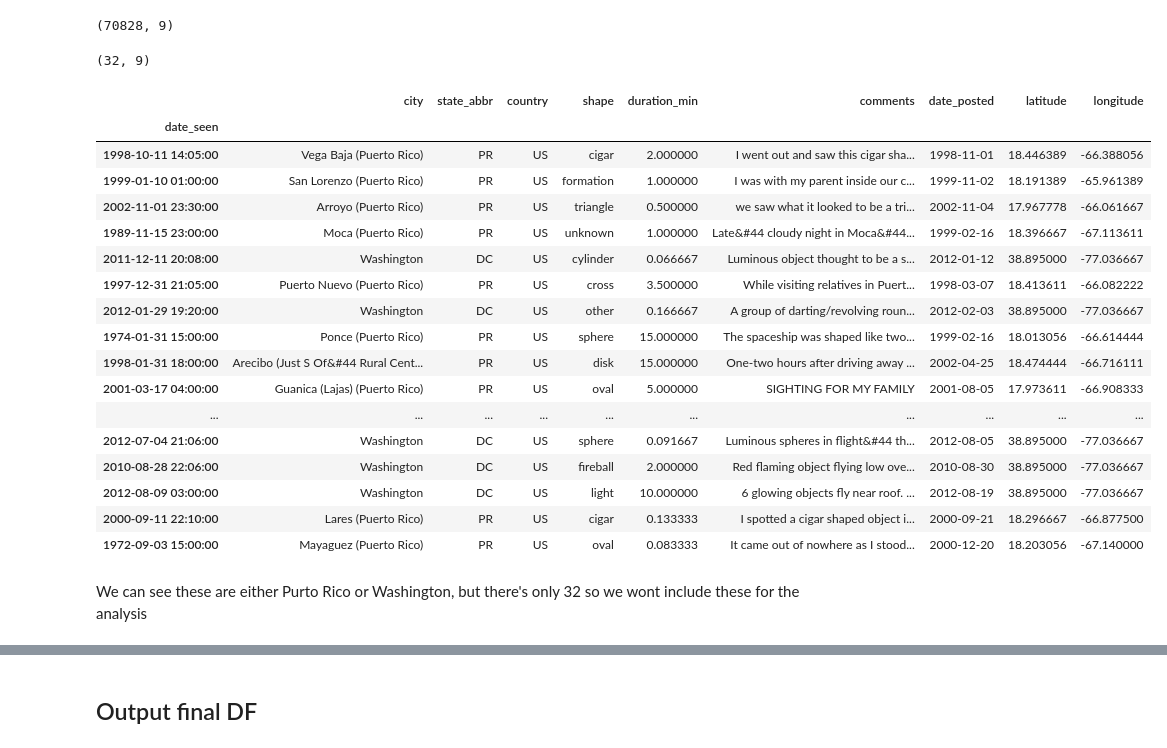
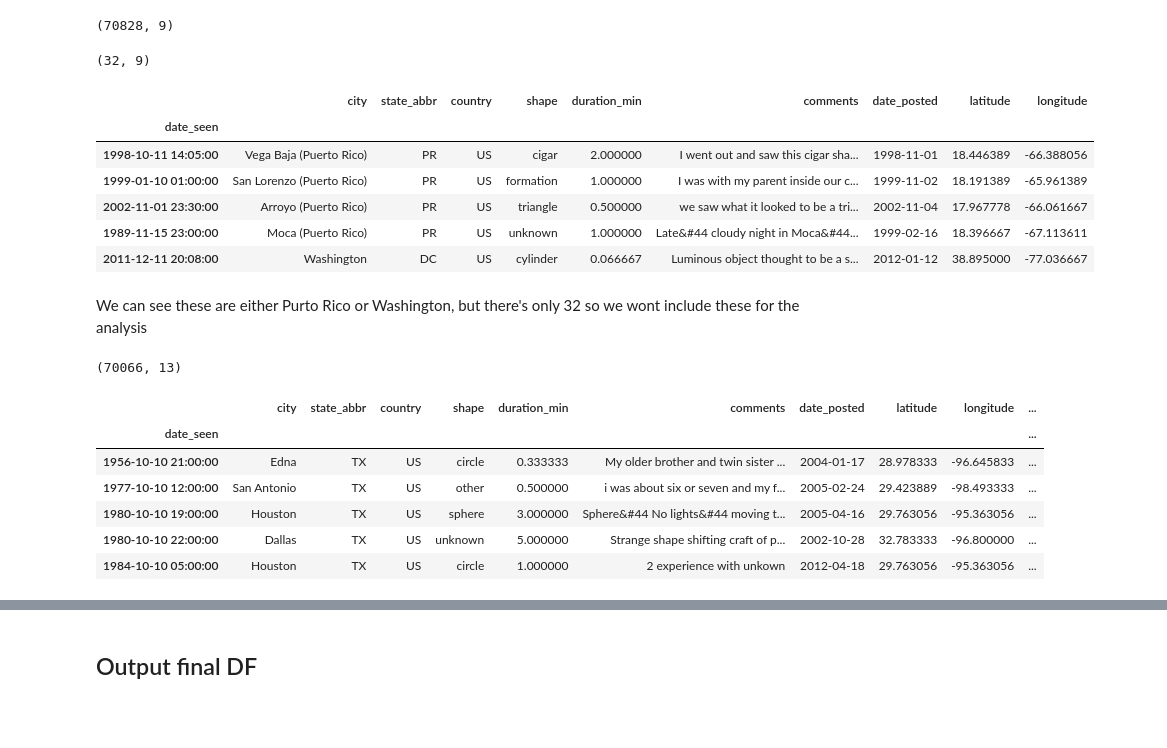
Before and after one commit to CelineChen0211/141B-Final-Project, a Jupyter notebook: PreProcessUFO_nick.ipynb, the cells around one changed output, grey strips where cells are left out. Cells and saved outputs as stored; diff of their text form; code cells hidden in the pictures; blank space fills up the shorter version.

```diff
--- a/PreProcessUFO_nick.ipynb
+++ b/PreProcessUFO_nick.ipynb
@@ -169,29 +169,18 @@ print ufos[ufos['country'] == 'US'].shape
 # %%
 # check now how many records are in US but are NOT in the abbrevations list in state_table
 cond1 = ufos['country'] == 'US'
 cond2 = ~ufos['state_abbr'].isin(state_table['abbreviation'])
 print ufos.loc[cond1 & cond2].shape
-ufos.loc[cond1 & cond2]
+ufos.loc[cond1 & cond2].head()
 # %% [output]
 (32, 9)
 |  | city | state_abbr | country | shape | duration_min | comments | date_posted | latitude | longitude |
 | date_seen |  |  |  |  |  |  |  |  |  |
 | 1998-10-11 14:05:00 | Vega Baja (Puerto Rico) | PR | US | cigar | 2.000000 | I went out and saw this cigar sha... | 1998-11-01 | 18.446389 | -66.388056 |
 | 1999-01-10 01:00:00 | San Lorenzo (Puerto Rico) | PR | US | formation | 1.000000 | I was with my parent inside our c... | 1999-11-02 | 18.191389 | -65.961389 |
 | 2002-11-01 23:30:00 | Arroyo (Puerto Rico) | PR | US | triangle | 0.500000 | we saw what it looked to be a tri... | 2002-11-04 | 17.967778 | -66.061667 |
 | 1989-11-15 23:00:00 | Moca (Puerto Rico) | PR | US | unknown | 1.000000 | Late&#44 cloudy night in Moca&#44... | 1999-02-16 | 18.396667 | -67.113611 |
 | 2011-12-11 20:08:00 | Washington | DC | US | cylinder | 0.066667 | Luminous object thought to be a s... | 2012-01-12 | 38.895000 | -77.036667 |
-| 1997-12-31 21:05:00 | Puerto Nuevo (Puerto Rico) | PR | US | cross | 3.500000 | While visiting relatives in Puert... | 1998-03-07 | 18.413611 | -66.082222 |
-| 2012-01-29 19:20:00 | Washington | DC | US | other | 0.166667 | A group of darting/revolving roun... | 2012-02-03 | 38.895000 | -77.036667 |
-| 1974-01-31 15:00:00 | Ponce (Puerto Rico) | PR | US | sphere | 15.000000 | The spaceship was shaped like two... | 1999-02-16 | 18.013056 | -66.614444 |
-| 1998-01-31 18:00:00 | Arecibo (Just S Of&#44 Rural Cent... | PR | US | disk | 15.000000 | One-two hours after driving away ... | 2002-04-25 | 18.474444 | -66.716111 |
-| 2001-03-17 04:00:00 | Guanica (Lajas) (Puerto Rico) | PR | US | oval | 5.000000 | SIGHTING FOR MY FAMILY | 2001-08-05 | 17.973611 | -66.908333 |
-| ... | ... | ... | ... | ... | ... | ... | ... | ... | ... |
-| 2012-07-04 21:06:00 | Washington | DC | US | sphere | 0.091667 | Luminous spheres in flight&#44 th... | 2012-08-05 | 38.895000 | -77.036667 |
-| 2010-08-28 22:06:00 | Washington | DC | US | fireball | 2.000000 | Red flaming object flying low ove... | 2010-08-30 | 38.895000 | -77.036667 |
-| 2012-08-09 03:00:00 | Washington | DC | US | light | 10.000000 | 6 glowing objects fly near roof. ... | 2012-08-19 | 38.895000 | -77.036667 |
-| 2000-09-11 22:10:00 | Lares (Puerto Rico) | PR | US | cigar | 0.133333 | I spotted a cigar shaped object i... | 2000-09-21 | 18.296667 | -66.877500 |
-| 1972-09-03 15:00:00 | Mayaguez (Puerto Rico) | PR | US | oval | 0.083333 | It came out of nowhere as I stood... | 2000-12-20 | 18.203056 | -67.140000 |
 # %% [markdown]
 We can see these are either Purto Rico or Washington, but there's only 32 so we wont include these for the analysis
 # %%
@@ -204,3 +193,15 @@ ufos = ufos.loc['1953':]
 # Here we can merge some specific columns over from the state_table to the ufos DF
 stble_cols = ['abbreviation', 'name', 'census_region_name', 'census_division_name']
 ufos = ufos.reset_index().merge(state_table[stble_cols], how='inner', left_on='state_abbr', right_on='abbreviation').set_index('date_seen')
+
+print ufos.shape
+ufos.head()
+# %% [output]
+(70066, 13)
+|  | city | state_abbr | country | shape | duration_min | comments | date_posted | latitude | longitude | ... |
+| date_seen |  |  |  |  |  |  |  |  |  | ... |
+| 1956-10-10 21:00:00 | Edna | TX | US | circle | 0.333333 | My older brother and twin sister ... | 2004-01-17 | 28.978333 | -96.645833 | ... |
+| 1977-10-10 12:00:00 | San Antonio | TX | US | other | 0.500000 | i was about six or seven and my f... | 2005-02-24 | 29.423889 | -98.493333 | ... |
+| 1980-10-10 19:00:00 | Houston | TX | US | sphere | 3.000000 | Sphere&#44 No lights&#44 moving t... | 2005-04-16 | 29.763056 | -95.363056 | ... |
+| 1980-10-10 22:00:00 | Dallas | TX | US | unknown | 5.000000 | Strange shape shifting craft of p... | 2002-10-28 | 32.783333 | -96.800000 | ... |
+| 1984-10-10 05:00:00 | Houston | TX | US | circle | 1.000000 | 2 experience with unkown | 2012-04-18 | 29.763056 | -95.363056 | ... |
```
Also changed, not shown: parts of 2 cells of this notebook, 1 other file.
